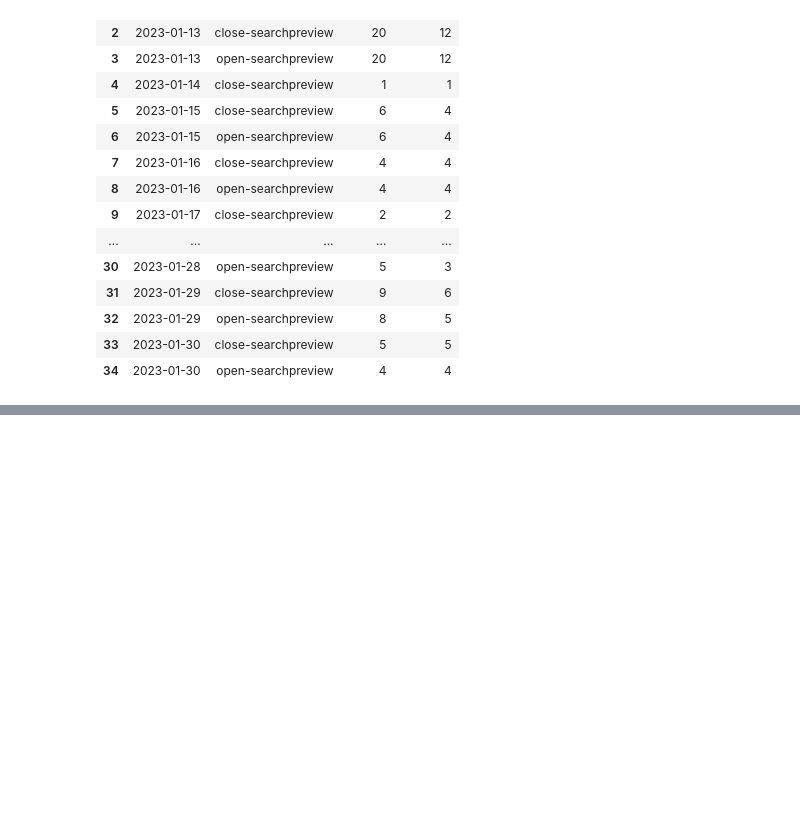
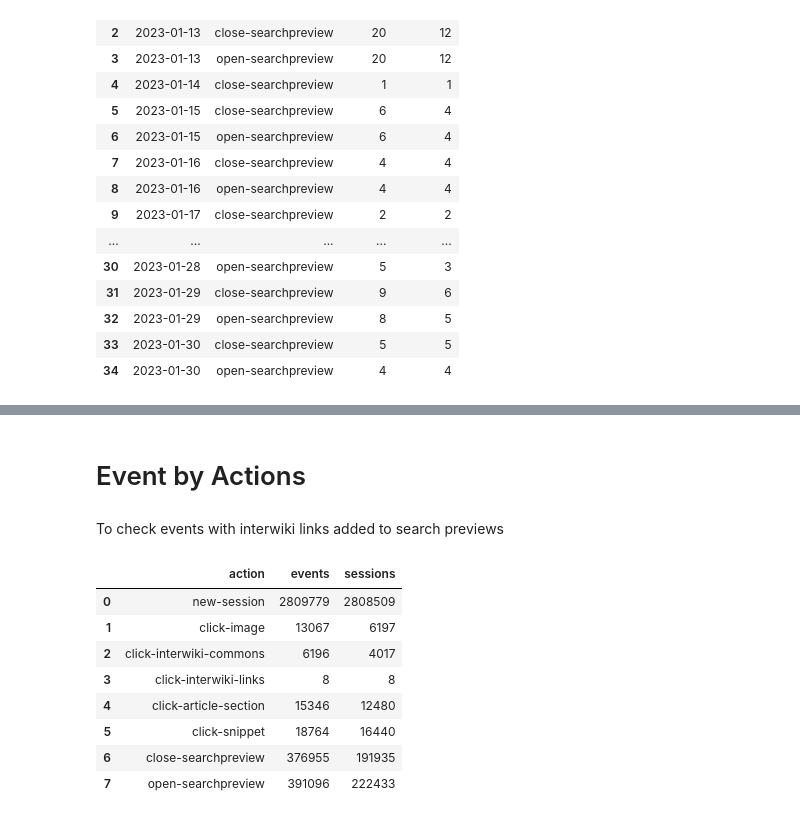
Before and after one commit to wikimedia-research/SDAW-search-improvements, a Jupyter notebook: T324707-QA-search-preivew.ipynb, the cells around one changed output, grey strips where cells are left out. Cells and saved outputs as stored; diff of their text form; code cells hidden in the pictures; blank space fills up the shorter version.

Commit message:
Update QA for interwiki links

```diff
--- a/T324707-QA-search-preivew.ipynb
+++ b/T324707-QA-search-preivew.ipynb
@@ -245,0 +264,8 @@ hive.run("""
+# %%
+spark.run("""
+    SELECT year, month, platform, COUNT(1) AS events, COUNT(DISTINCT session_id) AS sessions
+    FROM event.mediawiki_searchpreview
+    WHERE year= 2023 and month > 1
+    GROUP BY year, month, platform
+"""
+)
@@ -245,0 +278,22 @@ hive.run("""
+# %% [markdown]
+# Event by Actions
+# %% [markdown]
+To check events with interwiki links added to search previews
+# %%
+spark.run("""
+    SELECT action, COUNT(1) AS events, COUNT(DISTINCT session_id) AS sessions
+    FROM event.mediawiki_searchpreview
+    WHERE year= 2023 and month > 1
+    GROUP BY action
+"""
+)
+# %% [output]
+|  | action | events | sessions |
+| 0 | new-session | 2809779 | 2808509 |
+| 1 | click-image | 13067 | 6197 |
+| 2 | click-interwiki-commons | 6196 | 4017 |
+| 3 | click-interwiki-links | 8 | 8 |
+| 4 | click-article-section | 15346 | 12480 |
+| 5 | click-snippet | 18764 | 16440 |
+| 6 | close-searchpreview | 376955 | 191935 |
+| 7 | open-searchpreview | 391096 | 222433 |
```
Also changed, not shown: parts of 12 cells of this notebook.
